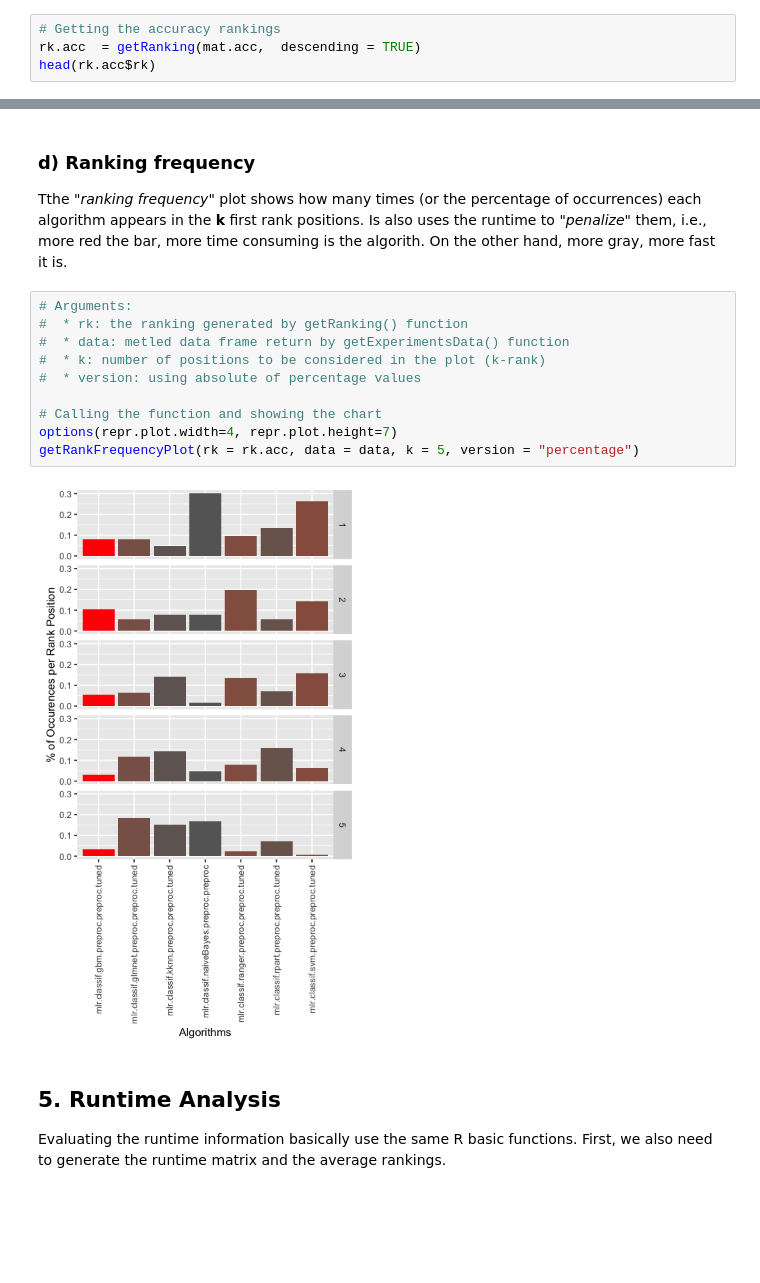
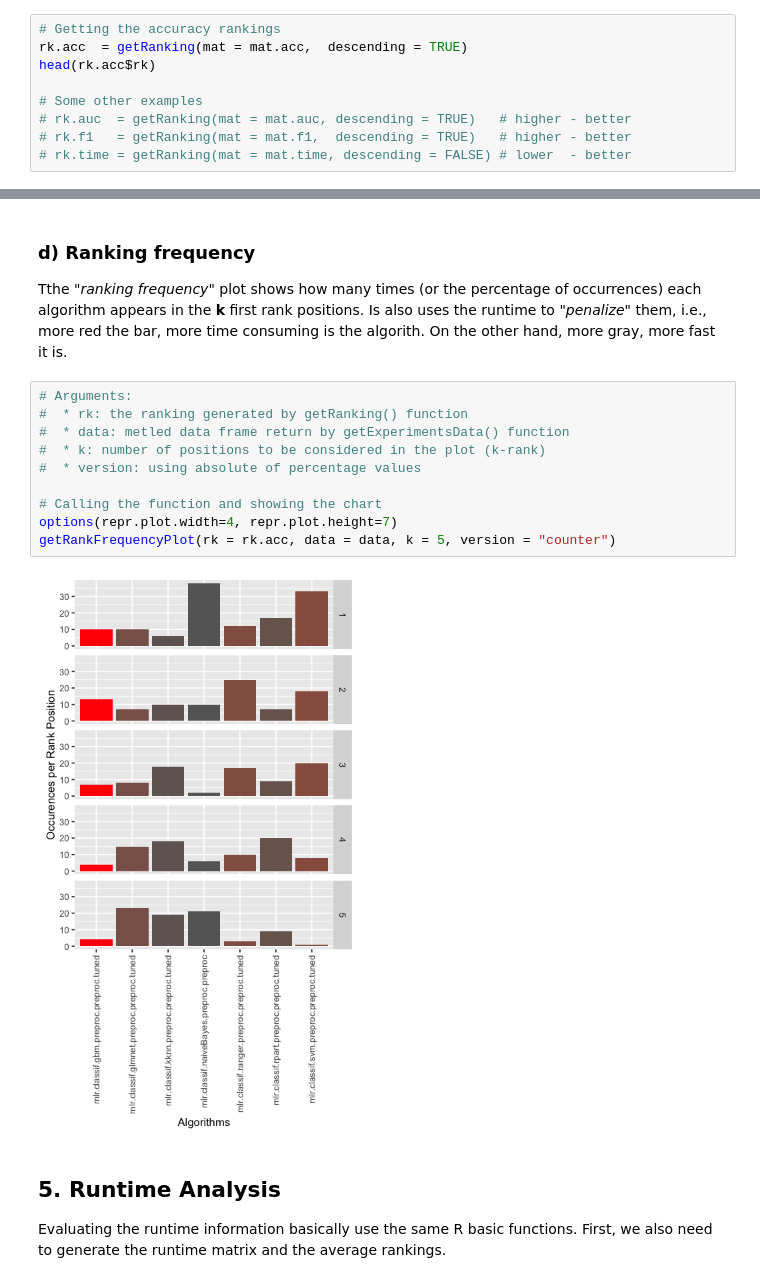
Before and after one commit to rgmantovani/postAnalysis, a Jupyter notebook: AutomaticAnalysis.ipynb, the cells around one changed output, grey strips where cells are left out. Drawn from its saved outputs; the diff is of its cells as text; blank space fills up the shorter version.

```diff
--- a/AutomaticAnalysis.ipynb
+++ b/AutomaticAnalysis.ipynb
@@ -190,8 +164,13 @@ Now, with the performance matrix we can generate the ranking via the **getRankin
 Examples are shown in the commands below.
 # %%
 # Getting the accuracy rankings
-rk.acc  = getRanking(mat.acc,  descending = TRUE)
+rk.acc  = getRanking(mat = mat.acc,  descending = TRUE)
 head(rk.acc$rk)
+
+# Some other examples
+# rk.auc  = getRanking(mat = mat.auc, descending = TRUE)   # higher - better
+# rk.f1   = getRanking(mat = mat.f1,  descending = TRUE)   # higher - better
+# rk.time = getRanking(mat = mat.time, descending = FALSE) # lower  - better
 # %% [output]
 |  | mlr.classif.naiveBayes.preproc.pr... | mlr.classif.rpart.preproc.preproc... | mlr.classif.svm.preproc.preproc.t... | mlr.classif.gbm.preproc.preproc.t... | ... |
 | 3979 | 1 | NA | NA | NA | ... |
@@ -266,15 +251,15 @@ Tthe "*ranking frequency*" plot shows how many times (or the percentage of occur
 # %%
 # Arguments:
 #  * rk: the ranking generated by getRanking() function
 #  * data: metled data frame return by getExperimentsData() function
 #  * k: number of positions to be considered in the plot (k-rank)
 #  * version: using absolute of percentage values
 
 # Calling the function and showing the chart
 options(repr.plot.width=4, repr.plot.height=7)
-getRankFrequencyPlot(rk = rk.acc, data = data, k = 5, version = "percentage")
+getRankFrequencyPlot(rk = rk.acc, data = data, k = 5, version = "counter")
 # %% [output]
-[figure, old version]
+[figure, new version]
 # %% [markdown]
 ## 5. Runtime Analysis
 
```
Also changed, not shown: parts of 23 cells of this notebook, 8 other files.
